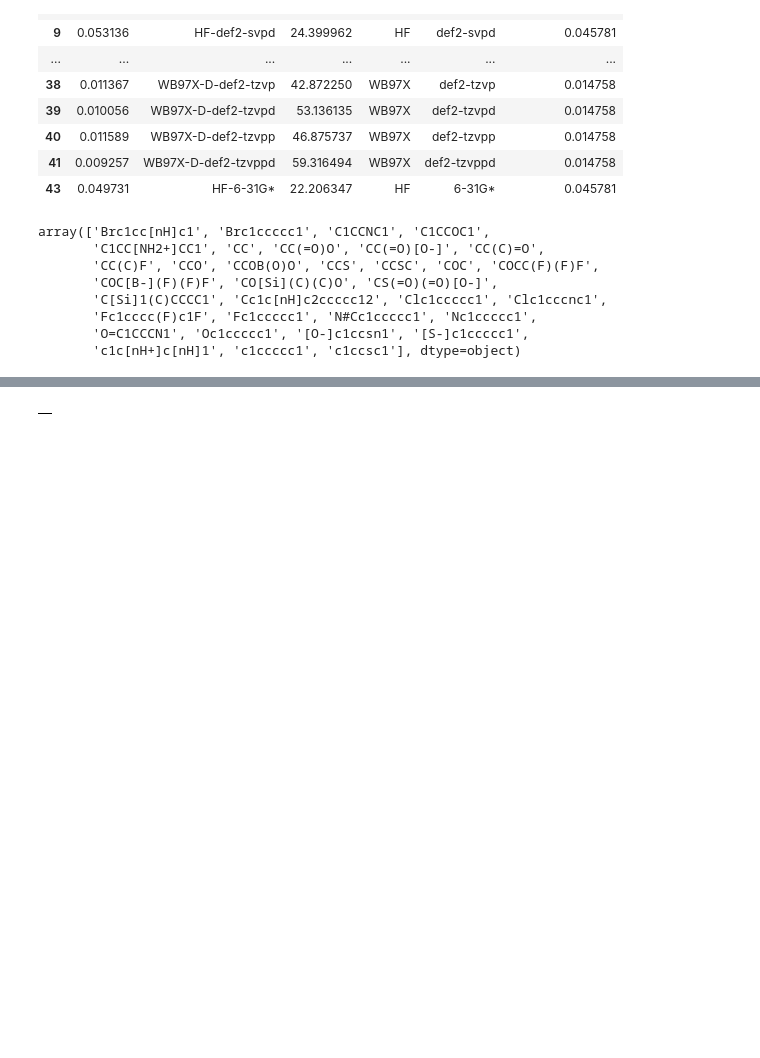
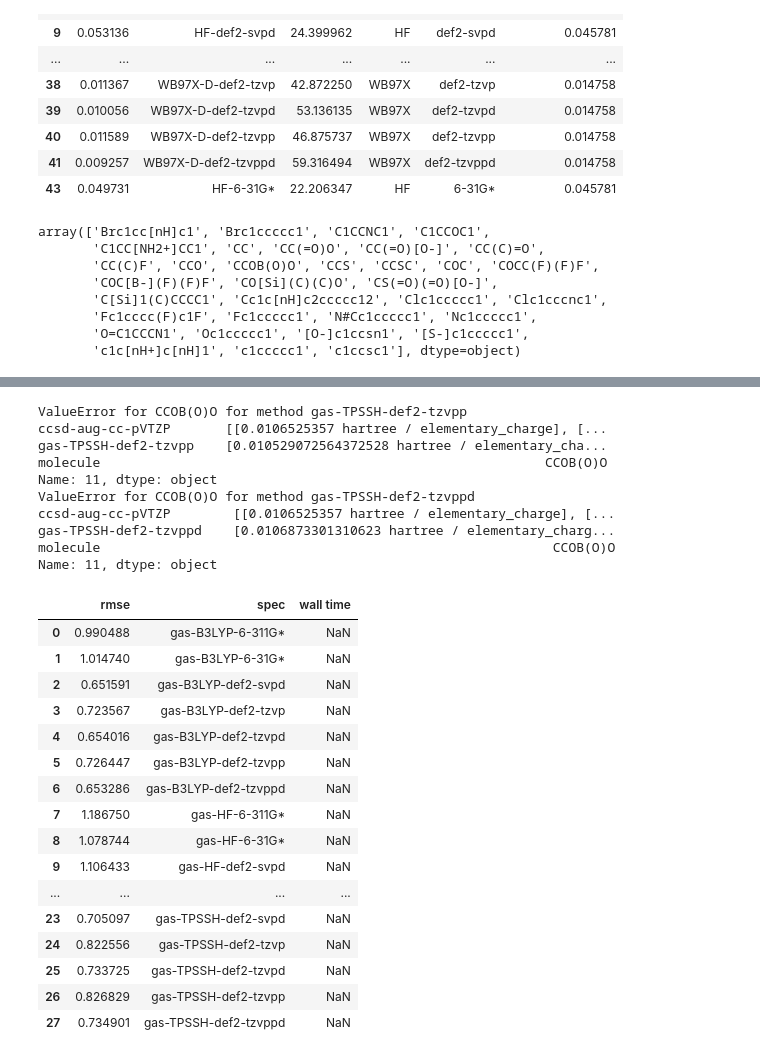
Before and after one commit to bismuthadams1/charge_paper, a Jupyter notebook: benchmark_wf_analysis/benchmark_review.ipynb, the cells around one changed output, grey strips where cells are left out. Cells and saved outputs as stored; diff of their text form; code cells hidden in the pictures; blank space fills up the shorter version.

```diff
--- a/benchmark_wf_analysis/benchmark_review.ipynb
+++ b/benchmark_wf_analysis/benchmark_review.ipynb
@@ -191,5 +191,5 @@ Dictionary of SMILES and conformer geometries has been saved to 'smiles_conforme
 # alternatively we can directly load the database associated with the csv to reproduce the figures directly here
 # df = pd.read_csv('benchmark_data.csv', index_col=0)
 # df
-df = pd.read_pickle('benchmark_data.pkl')
-df
+# df = pd.read_pickle('benchmark_data.pkl')
+# df
@@ -468,9 +456,14 @@ df_rmse_sorted['basis'] = pd.Categorical(
     ordered=True
 )
 
-prop_cycle = plt.rcParams['axes.prop_cycle']
-colors = prop_cycle.by_key()['color'][:len(unique_basis)]
-color_map = dict(zip(unique_basis, colors))
+unique_basis = df_rmse_sorted['basis'].unique()
+
+# prop_cycle = plt.rcParams['axes.prop_cycle']
+default_colors = plt.rcParams['axes.prop_cycle'].by_key()['color']
+
+# colors = default_colors.by_key()['color'][:len(unique_basis)]
+color_map = dict(zip(unique_basis, default_colors))
+
 
 # Pivot for plotting
 pivot_table = df_rmse_sorted.pivot_table(index='method', columns='basis', values='rmse', aggfunc='mean')
@@ -666,7 +659,7 @@ for col in columns_to_plot:
     w_time_tot = []
     for (index, row), (index_wt, row_wt) in zip(pivot_df_filter.iterrows(), pivot_df_wall_time_filter.iterrows()):
         x_values = row[col_x]
-        if isinstance(x_values, np.ndarray):
+        if isinstance(x_values, np.ndarray) and row[col] is not np.nan:
                 x_values = x_values.tolist()
                 y_values = row[col]
                 x_tot.extend(x_values)
@@ -904,17 +901,18 @@ array(['Brc1cc[nH]c1', 'Brc1ccccc1', 'C1CCNC1', 'C1CCOC1',
 # %%
-esp_db =MoleculePropStore('./benchmark_NEW.db')
+esp_db =MoleculePropStore('./make_esp_db/benchmark_NEW.db')
 smiles_list = pivot_df_dipole['molecule'].unique()
 df_rmse
 # Some methods won't be indexed if we don't change them
-df_rmse['method'] = df_rmse['method'].replace({
-    'WB97M': 'ωB97X-D',
-    'WB97X': 'ωB97M-d3bj'
-})
+# df_rmse['method'] = df_rmse['method'].replace({
+#     'WB97x-d': 'ωB97X-D',
+#     'WB97m-d3bj': 'ωB97M-d3bj'
+# })
 
 add_data = []
 for mol in smiles_list:
     for row in df_rmse[['method','basis']].iterrows():
         method = row[1]['method']
+        print(method)
         basis = row[1]['basis']
         try:
             item =  esp_db.retrieve(smiles=mol,method=method.lower(),basis=basis.lower(), implicit_solvent=None)
@@ -996,6 +1008,7 @@ for item in remove_items:
         continue
 
 target_column = 'ccsd-aug-cc-pVTZP'
+pivot_df_esp = pivot_df_esp[ pivot_df_esp['ccsd-aug-cc-pVTZP'].notna() ]
 
 rmses = []
 pivot_df_esp['molecule']
@@ -1013,7 +1026,13 @@ for col in columns_to_plot:
         if isinstance(x_values, unit.Quantity):
                 x_values = x_values.m.flatten().tolist()
                 y_values = row[col].m.flatten().tolist()
-                rmse = np.sqrt(mean_squared_error(x_values, y_values))*HA_TO_KCAL_P_MOL
+                # print(row['molecule'])
+                try:
+                    rmse = np.sqrt(mean_squared_error(x_values, y_values))*HA_TO_KCAL_P_MOL
+                except ValueError:
+                    print(f"ValueError for {row['molecule']} for method {col}")
+                    print(row)
+                    continue
                 # if rmse > 1:
                 #     print(f"rmse of {row['molecule']} for method {col}")
                 #     print(rmse)
@@ -1042,4 +1094,30 @@ df_dft_rmse_esp
+ValueError for CCOB(O)O for method gas-TPSSH-def2-tzvpp
+ccsd-aug-cc-pVTZP       [[0.0106525357 hartree / elementary_charge], [...
+gas-TPSSH-def2-tzvpp    [0.010529072564372528 hartree / elementary_cha...
+molecule                                                         CCOB(O)O
+Name: 11, dtype: object
+ValueError for CCOB(O)O for method gas-TPSSH-def2-tzvppd
+ccsd-aug-cc-pVTZP        [[0.0106525357 hartree / elementary_charge], [...
+gas-TPSSH-def2-tzvppd    [0.0106873301310623 hartree / elementary_charg...
+molecule                                                          CCOB(O)O
+Name: 11, dtype: object
-|  |
+|  | rmse | spec | wall time |
+| 0 | 0.990488 | gas-B3LYP-6-311G* | NaN |
+| 1 | 1.014740 | gas-B3LYP-6-31G* | NaN |
+| 2 | 0.651591 | gas-B3LYP-def2-svpd | NaN |
+| 3 | 0.723567 | gas-B3LYP-def2-tzvp | NaN |
+| 4 | 0.654016 | gas-B3LYP-def2-tzvpd | NaN |
+| 5 | 0.726447 | gas-B3LYP-def2-tzvpp | NaN |
+| 6 | 0.653286 | gas-B3LYP-def2-tzvppd | NaN |
+| 7 | 1.186750 | gas-HF-6-311G* | NaN |
+| 8 | 1.078744 | gas-HF-6-31G* | NaN |
+| 9 | 1.106433 | gas-HF-def2-svpd | NaN |
+| ... | ... | ... | ... |
+| 23 | 0.705097 | gas-TPSSH-def2-svpd | NaN |
+| 24 | 0.822556 | gas-TPSSH-def2-tzvp | NaN |
+| 25 | 0.733725 | gas-TPSSH-def2-tzvpd | NaN |
+| 26 | 0.826829 | gas-TPSSH-def2-tzvpp | NaN |
+| 27 | 0.734901 | gas-TPSSH-def2-tzvppd | NaN |
 # %%
 df_dft_rmse_esp.sort_values(by='rmse')
 # %% [output]
```
Also changed, not shown: parts of 12 cells of this notebook, 5 other files.
